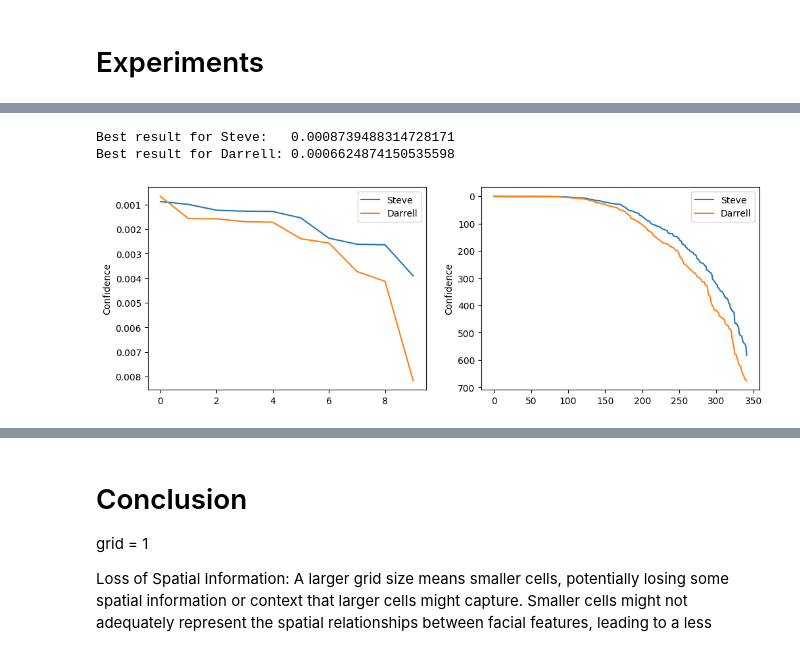
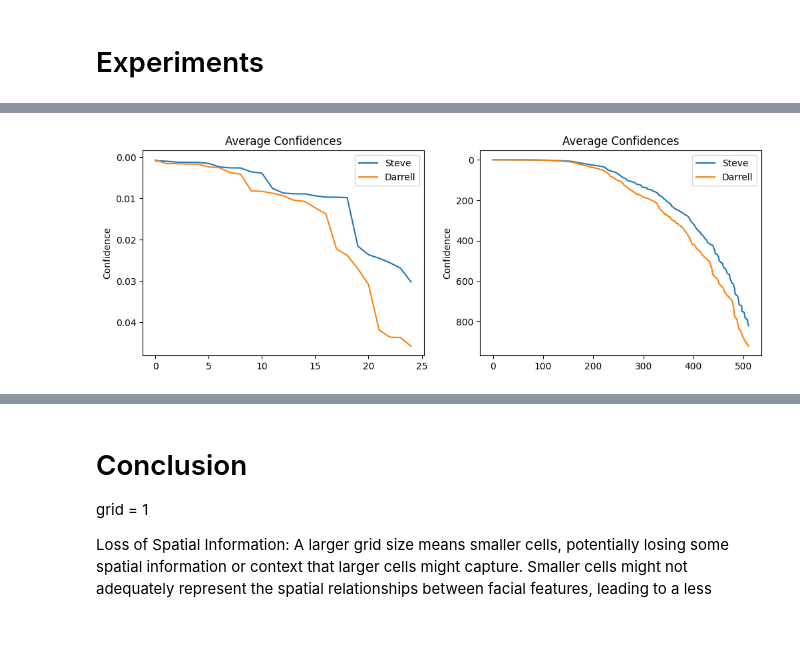
Before and after one commit to stephancurran/facial-recognition, a Jupyter notebook: FacialRecognition.ipynb, the cells around one changed output, grey strips where cells are left out. Drawn from its saved outputs; the diff is of its cells as text; code cells hidden in the pictures.

```diff
--- a/FacialRecognition.ipynb
+++ b/FacialRecognition.ipynb
@@ -635,11 +627,13 @@ def plot_confs(steve, darrell, limit):
     plt.ylabel("Confidence")
     plt.legend()
     plt.gca().invert_yaxis()
+    plt.title("Average Confidences")
 
 
 def plot_stats(stats, values, title):
     plt.boxplot(stats, showmeans=True, meanprops={"marker": "+"})
     plt.xticks([tick for tick in range(1, len(values) + 1)], values)
-    plt.xlabel("Parameter Value")
+    plt.xlabel(r"p $\in$ P")
     plt.ylabel("Confidence")
+    plt.gca().invert_yaxis()
     plt.title(title)
@@ -646,8 +662,26 @@ def plot_stats(stats, values, title):
 # %%
-gs_values = [1, 2, 4, 8, 10, 12, 14]
+def get_best(results):
+    best_key = None
+    best_val = sys.float_info.max
+    for key, val in results.items():
+        if val < best_val:
+            best_key = key
+            best_val = val
 
+    return best_key, best_val
+
+
+# The gridsearch parameter values (used for radius, neighbour, and grid)
+gs_values = [1, 2, 4, 8, 10, 12, 14, 16]
+
+# Run the gridsearch for Steve and show best result
 face_steve, label_steve = load_single_user("single_input.jpg")
 results_steve = gridsearch(face_steve, label_steve, gs_values)
+best_key_steve, best_val_steve = get_best(results_steve)
+print(f"Best result for Steve:   {best_key_steve} {best_val_steve}")
 
+# Run the gridsearch for Darrell and show best result
 face_darrell, label_darrell = load_single_user("mug_shot_darrell.jpg")
 results_darrell = gridsearch(face_darrell, label_darrell, gs_values)
+best_key_darrell, best_val_darrell = get_best(results_darrell)
+print(f"Best result for Darrell: {best_key_darrell} {best_val_darrell}")
@@ -654,16 +700,12 @@ results_darrell = gridsearch(face_darrell, label_darrell, gs_values)
 # %%
+# Sort and plot the confidences
 confs_steve = sorted([val for _, val in results_steve.items()])
-print(f"Best result for Steve:   {confs_steve[0]}")
-
 confs_darrell = sorted([val for _, val in results_darrell.items()])
-print(f"Best result for Darrell: {confs_darrell[0]}")
 
 plt.figure(figsize=(12, 4))
-for idx, limit in enumerate([10, -1]):
+for idx, limit in enumerate([25, -1]):
     plt.subplot(1, 2, idx + 1)
     plot_confs(confs_steve, confs_darrell, limit)
 plt.show()
 # %% [output]
-Best result for Steve:   0.0008739488314728171
-Best result for Darrell: 0.0006624874150535598
-[figure, old version]
+[figure, new version]
```
Also changed, not shown: parts of 9 cells of this notebook.
